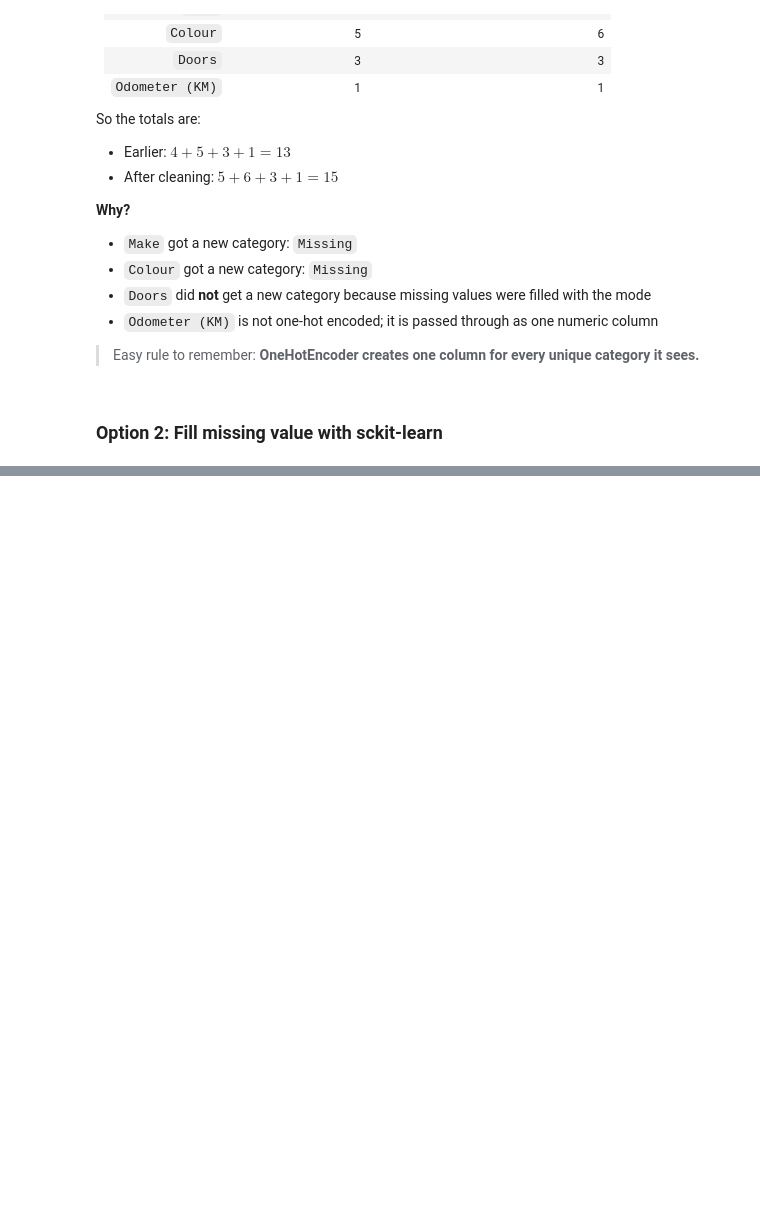
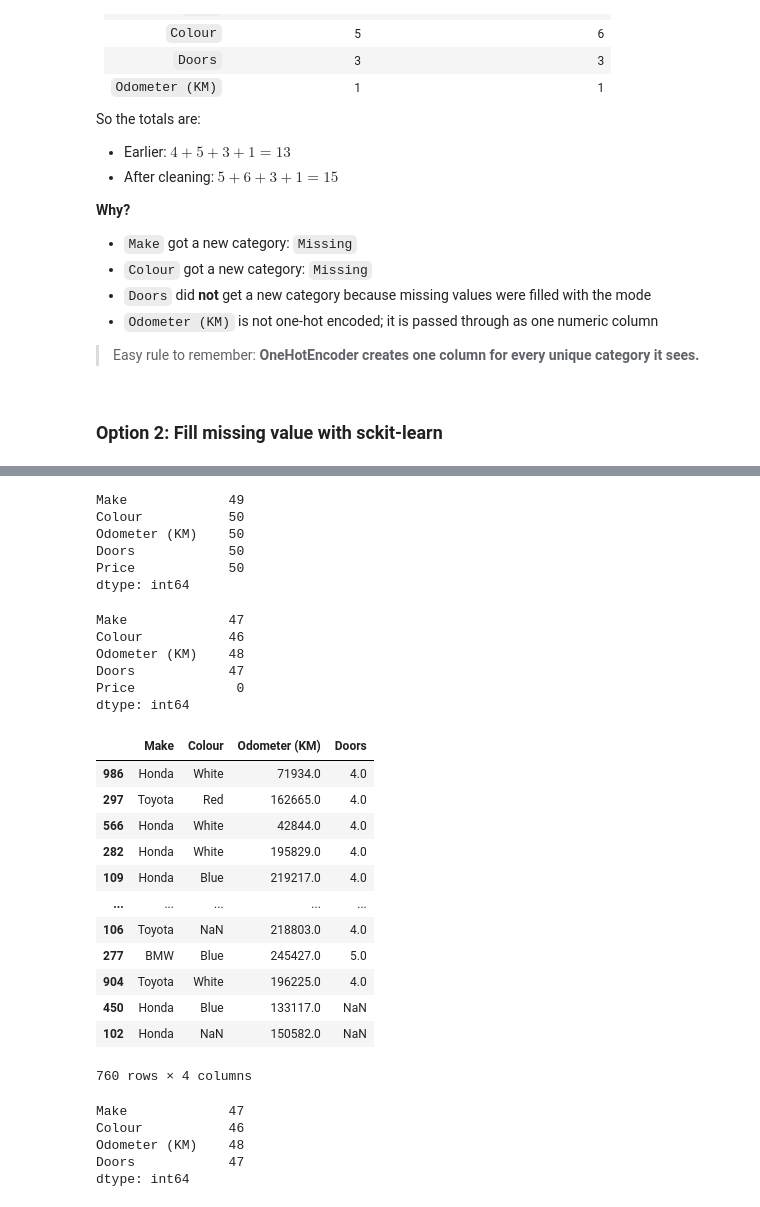
Before and after one commit to Eakempreet/Learning-ML, a Jupyter notebook: Scikit-Learn/scikit-learn-basic(1).ipynb, the cells around one changed output, grey strips where cells are left out. Drawn from its saved outputs; the diff is of its cells as text; code cells hidden in the pictures; blank space fills up the shorter version.

```diff
--- a/Scikit-Learn/scikit-learn-basic(1).ipynb
+++ b/Scikit-Learn/scikit-learn-basic(1).ipynb
@@ -1291,3 +1291,6 @@ So the totals are:
 > Easy rule to remember: **OneHotEncoder creates one column for every unique category it sees.**
 # %% [markdown]
 ### **Option 2: Fill missing value with sckit-learn**
+# %%
+car_sales_missing = pd.read_csv(r"..\Datasets\car-sales-extended-missing-data.csv")
+car_sales_missing.head()
@@ -1293,0 +1304,54 @@ So the totals are:
+# %%
+car_sales_missing.isna().sum()
+# %% [output]
+Make             49
+Colour           50
+Odometer (KM)    50
+Doors            50
+Price            50
+dtype: int64
+# %%
+# Drop the rows with no labels
+car_sales_missing.dropna(subset=["Price"], inplace=True)
+car_sales_missing.isna().sum()
+# %% [output]
+Make             47
+Colour           46
+Odometer (KM)    48
+Doors            47
+Price             0
+dtype: int64
+# %%
+# Split into X & y
+X = car_sales_missing.drop("Price", axis=1)
+y = car_sales_missing["Price"]
+
+# Split data into train and test
+np.random.seed(42)
+X_train, X_test, y_train, y_test = train_test_split(X,
+                                                    y,
+                                                    test_size=0.2)
+# %%
+X_train
+# %% [output]
+|  | Make | Colour | Odometer (KM) | Doors |
+| 986 | Honda | White | 71934.0 | 4.0 |
+| 297 | Toyota | Red | 162665.0 | 4.0 |
+| 566 | Honda | White | 42844.0 | 4.0 |
+| 282 | Honda | White | 195829.0 | 4.0 |
+| 109 | Honda | Blue | 219217.0 | 4.0 |
+| ... | ... | ... | ... | ... |
+| 106 | Toyota | NaN | 218803.0 | 4.0 |
+| 277 | BMW | Blue | 245427.0 | 5.0 |
+| 904 | Toyota | White | 196225.0 | 4.0 |
+| 450 | Honda | Blue | 133117.0 | NaN |
+| 102 | Honda | NaN | 150582.0 | NaN |
+760 rows × 4 columns
+# %%
+X.isna().sum()
+# %% [output]
+Make             47
+Colour           46
+Odometer (KM)    48
+Doors            47
+dtype: int64
```
Also changed, not shown: parts of 19 cells of this notebook.
